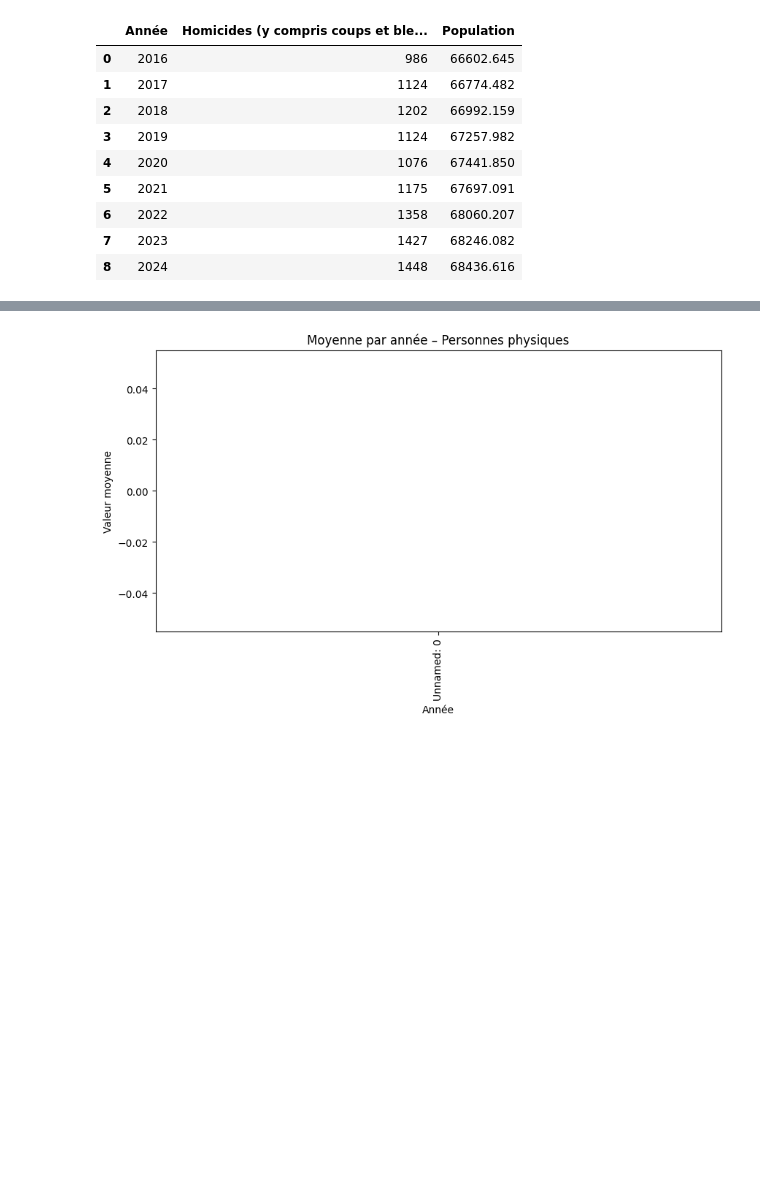
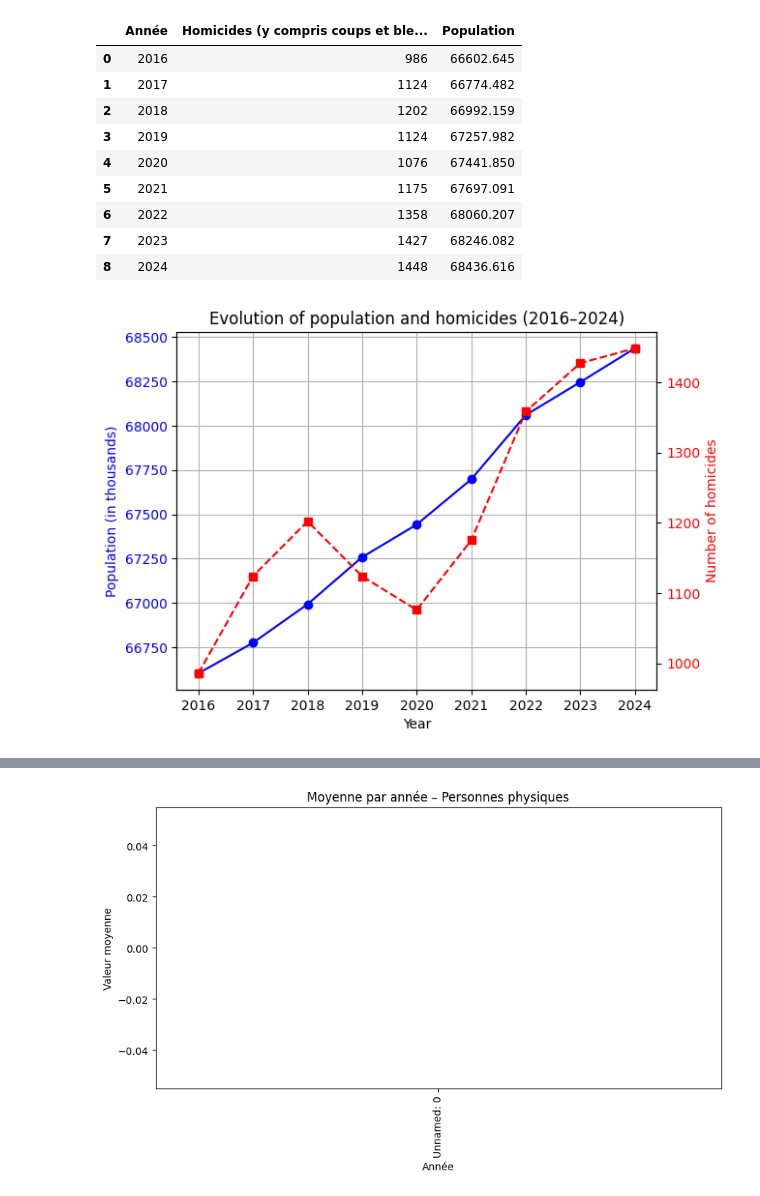
Before and after one commit to luciedum-dot/Intro-to-data-analysis-with-Python---Final-Project, a Jupyter notebook: Evolutions_of_Criminality_France_2016_2024.ipynb, the cells around one changed output, grey strips where cells are left out. Cells and saved outputs as stored; diff of their text form; code cells hidden in the pictures; blank space fills up the shorter version.

```diff
--- a/Evolutions_of_Criminality_France_2016_2024.ipynb
+++ b/Evolutions_of_Criminality_France_2016_2024.ipynb
@@ -194,3 +186,42 @@ df_merged_renamed.head(10)
 | 6 | 2022 | 1358 | 68060.207 |
 | 7 | 2023 | 1427 | 68246.082 |
 | 8 | 2024 | 1448 | 68436.616 |
+# %%
+#Plot the evolution of population and homicides on the same graph
+fig, ax1 = plt.subplots()
+
+# Population (left axis)
+ax1.plot(
+    df_merged_renamed['Année'],
+    df_merged_renamed['Population'],
+    marker='o',
+    linestyle='-',
+    color='blue',
+    label='Population'
+)
+ax1.set_xlabel("Year")
+ax1.set_ylabel("Population (in thousands)", color='blue')
+ax1.tick_params(axis='y', labelcolor='blue')
+
+# Homicides (right axis)
+ax2 = ax1.twinx()
+ax2.plot(
+    df_merged_renamed['Année'],
+    df_merged_renamed['Homicides (y compris coups et blessures volontaires suivis de mort)'],
+    marker='s',
+    linestyle='--',
+    color='red',
+    label='Number of homicides'
+)
+ax2.set_ylabel("Number of homicides", color='red')
+ax2.tick_params(axis='y', labelcolor='red')
+
+# Title
+plt.title("Evolution of population and homicides (2016–2024)")
+
+# Grid
+ax1.grid(True)
+
+plt.show()
+# %% [output]
+[figure, added]
```
Also changed, not shown: parts of 5 cells of this notebook.
